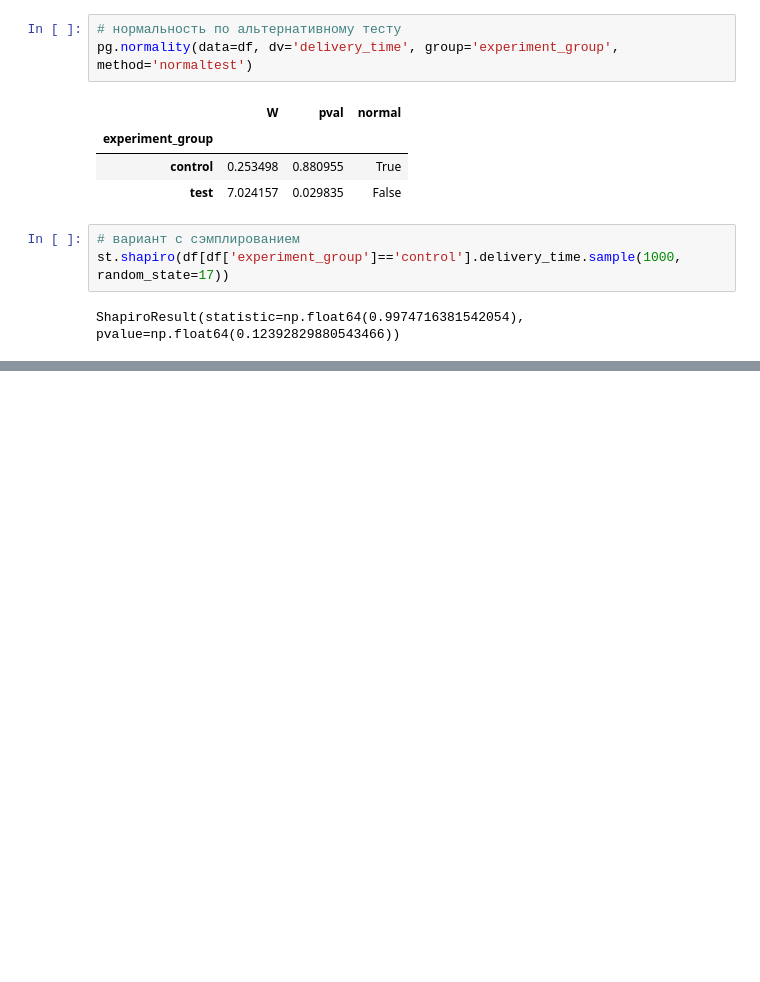
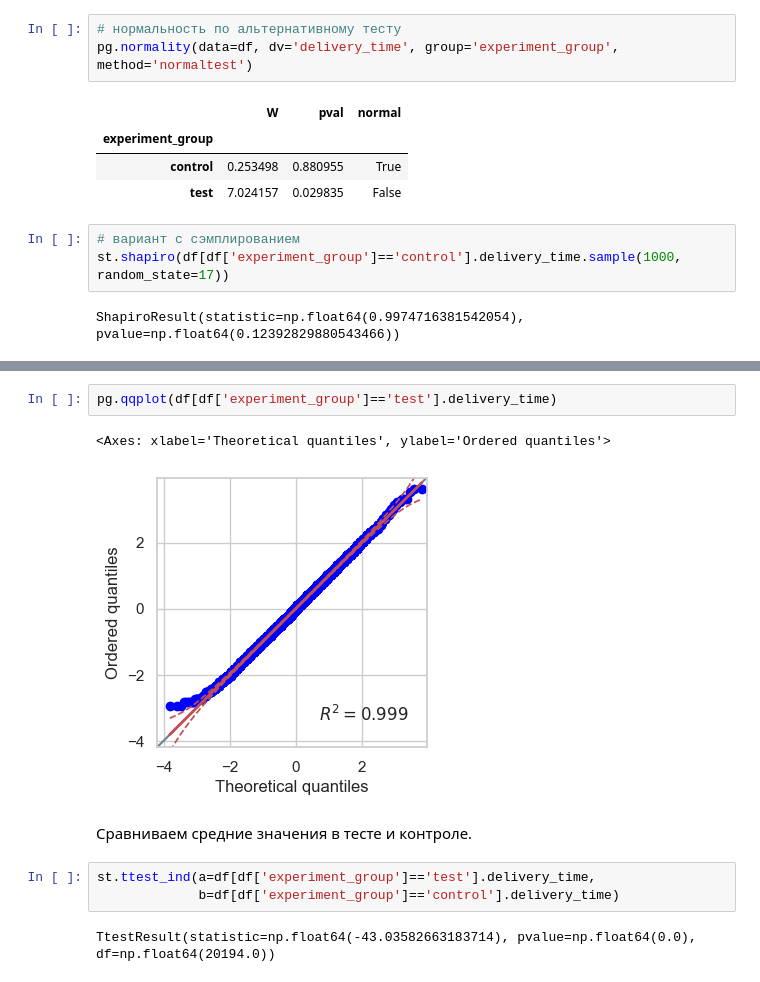
Before and after one commit to Praldmur/Simulation, a Jupyter notebook: 6_mod/4.ipynb, the cells around one changed output, grey strips where cells are left out. Saved outputs shown, nothing was run; the diff lists cells and outputs as text; blank space fills up the shorter version.

```diff
--- a/6_mod/4.ipynb
+++ b/6_mod/4.ipynb
@@ -146,0 +162,12 @@ ShapiroResult(statistic=np.float64(0.9975429485383064), pvalue=np.float64(0.1390
+# %%
+pg.qqplot(df[df['experiment_group']=='test'].delivery_time)
+# %% [output]
+<Axes: xlabel='Theoretical quantiles', ylabel='Ordered quantiles'>
+[figure, added]
+# %% [markdown]
+Сравниваем средние значения в тесте и контроле.
+# %%
+st.ttest_ind(a=df[df['experiment_group']=='test'].delivery_time,
+             b=df[df['experiment_group']=='control'].delivery_time)
+# %% [output]
+TtestResult(statistic=np.float64(-43.03582663183714), pvalue=np.float64(0.0), df=np.float64(20194.0))
```
Also changed, not shown: parts of 11 cells of this notebook.
